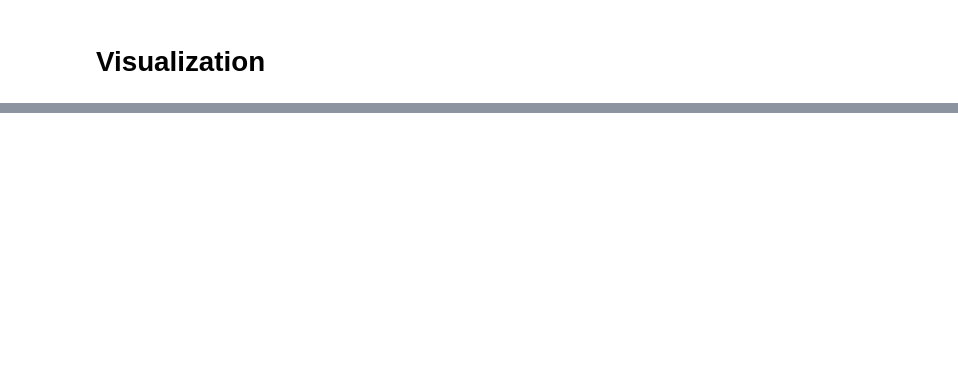
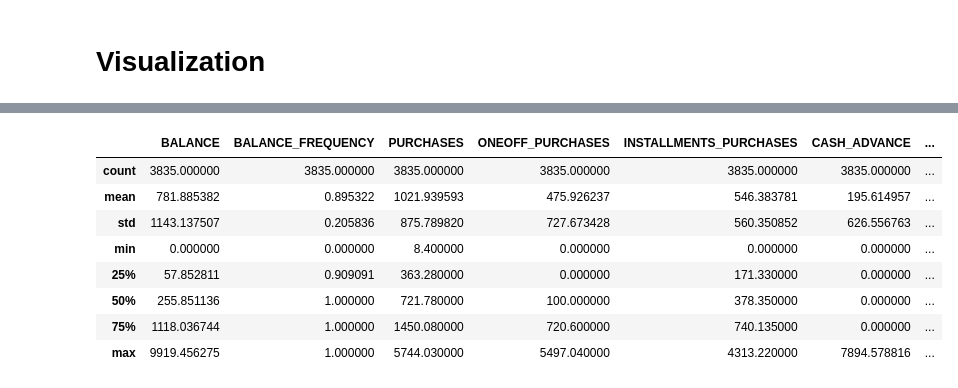
Before and after one commit to alb1nut/Credit-Card-Customer-Segmentation-, a Jupyter notebook: Customer_Segmentation_for_Marketing_Strategy.ipynb, the cells around one changed output, grey strips where cells are left out. Cells and saved outputs as stored; diff of their text form; code cells hidden in the pictures; blank space fills up the shorter version.

```diff
--- a/Customer_Segmentation_for_Marketing_Strategy.ipynb
+++ b/Customer_Segmentation_for_Marketing_Strategy.ipynb
@@ -411,0 +506,12 @@ plt.show()
+# %%
+cluster_2.describe()
+# %% [output]
+|  | BALANCE | BALANCE_FREQUENCY | PURCHASES | ONEOFF_PURCHASES | INSTALLMENTS_PURCHASES | CASH_ADVANCE | ... |
+| count | 3835.000000 | 3835.000000 | 3835.000000 | 3835.000000 | 3835.000000 | 3835.000000 | ... |
+| mean | 781.885382 | 0.895322 | 1021.939593 | 475.926237 | 546.383781 | 195.614957 | ... |
+| std | 1143.137507 | 0.205836 | 875.789820 | 727.673428 | 560.350852 | 626.556763 | ... |
+| min | 0.000000 | 0.000000 | 8.400000 | 0.000000 | 0.000000 | 0.000000 | ... |
+| 25% | 57.852811 | 0.909091 | 363.280000 | 0.000000 | 171.330000 | 0.000000 | ... |
+| 50% | 255.851136 | 1.000000 | 721.780000 | 100.000000 | 378.350000 | 0.000000 | ... |
+| 75% | 1118.036744 | 1.000000 | 1450.080000 | 720.600000 | 740.135000 | 0.000000 | ... |
+| max | 9919.456275 | 1.000000 | 5744.030000 | 5497.040000 | 4313.220000 | 7894.578816 | ... |
```
Also changed, not shown: parts of 23 cells of this notebook.
